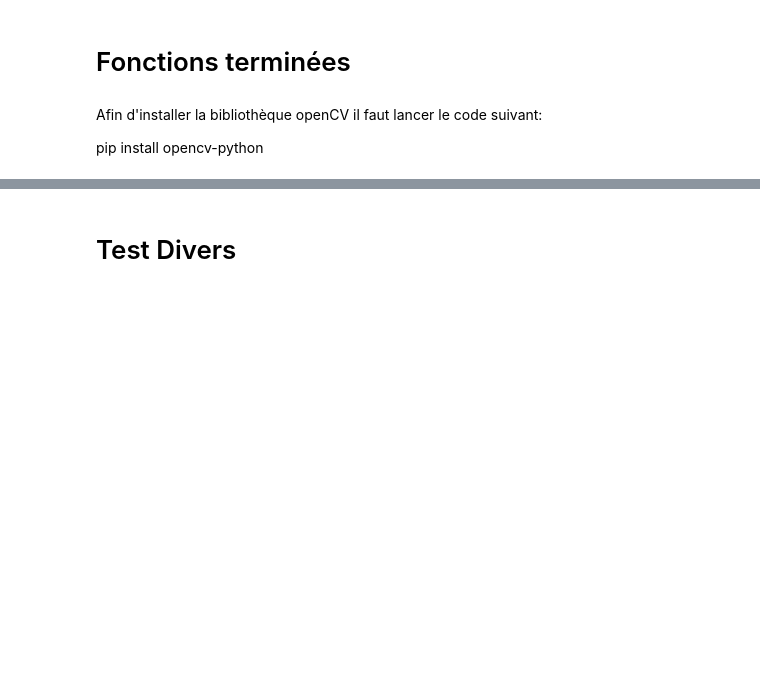
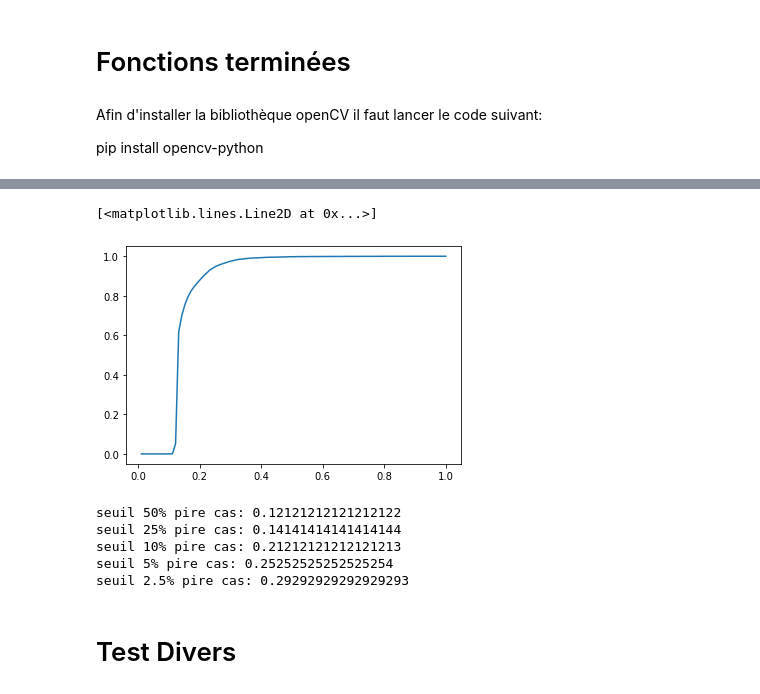
Before and after one commit to ArthurAmmeux/TAMAGI, a Jupyter notebook: GNSS.ipynb, the cells around one changed output, grey strips where cells are left out. Cells and saved outputs as stored; diff of their text form; code cells hidden in the pictures; blank space fills up the shorter version.

```diff
--- a/GNSS.ipynb
+++ b/GNSS.ipynb
@@ -501,2 +597,37 @@ Extracting the file now ...
+# %%
+hist = np.array(a[0])
+bins = np.array(a[1])
+
+cumul_hist = np.zeros(hist.shape)
+S=0
+
+for i in range(len(hist)):
+    S = S + hist[i]
+    cumul_hist[i] = S
+
+cumul_hist_norm = cumul_hist/sum(hist)
+
+plt.plot(bins[1:], cumul_hist_norm)
+# %% [output]
+[<matplotlib.lines.Line2D at 0x...>]
+[figure, added]
+# %%
+idx50 = np.where(cumul_hist_norm >= 0.5)[0][0]
+idx75 = np.where(cumul_hist_norm >= 0.75)[0][0]
+idx90 = np.where(cumul_hist_norm >= 0.90)[0][0]
+idx95 = np.where(cumul_hist_norm >= 0.95)[0][0]
+idx97 = np.where(cumul_hist_norm >= 0.975)[0][0]
+
+print("seuil 50% pire cas:", bins[idx50])
+print("seuil 25% pire cas:", bins[idx75])
+print("seuil 10% pire cas:", bins[idx90])
+print("seuil 5% pire cas:", bins[idx95])
+print("seuil 2.5% pire cas:", bins[idx97])
+# %% [output]
+seuil 50% pire cas: 0.12121212121212122
+seuil 25% pire cas: 0.14141414141414144
+seuil 10% pire cas: 0.21212121212121213
+seuil 5% pire cas: 0.25252525252525254
+seuil 2.5% pire cas: 0.29292929292929293
 # %% [markdown]
 # Test Divers
```
Also changed, not shown: parts of 15 cells of this notebook.
